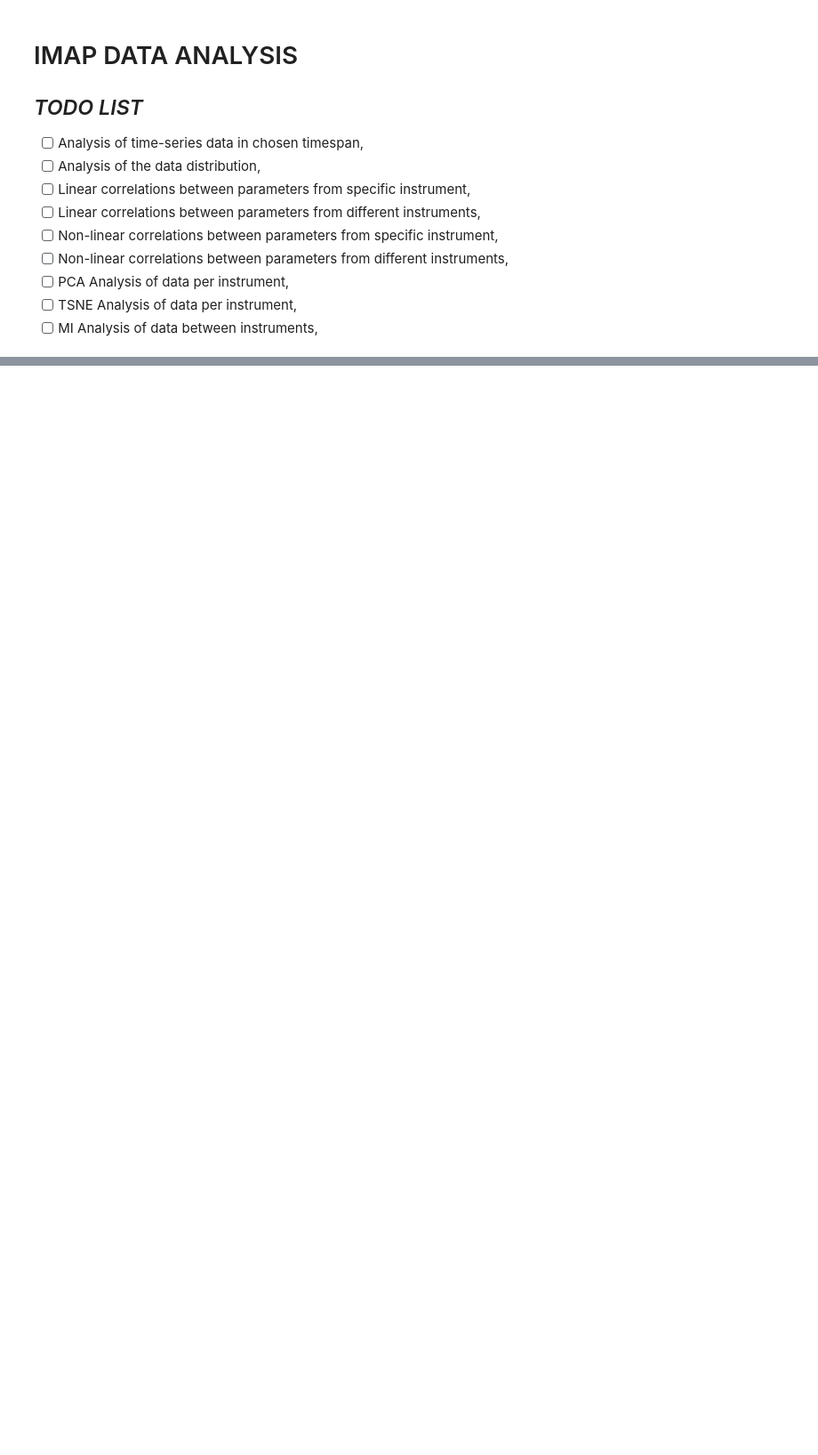
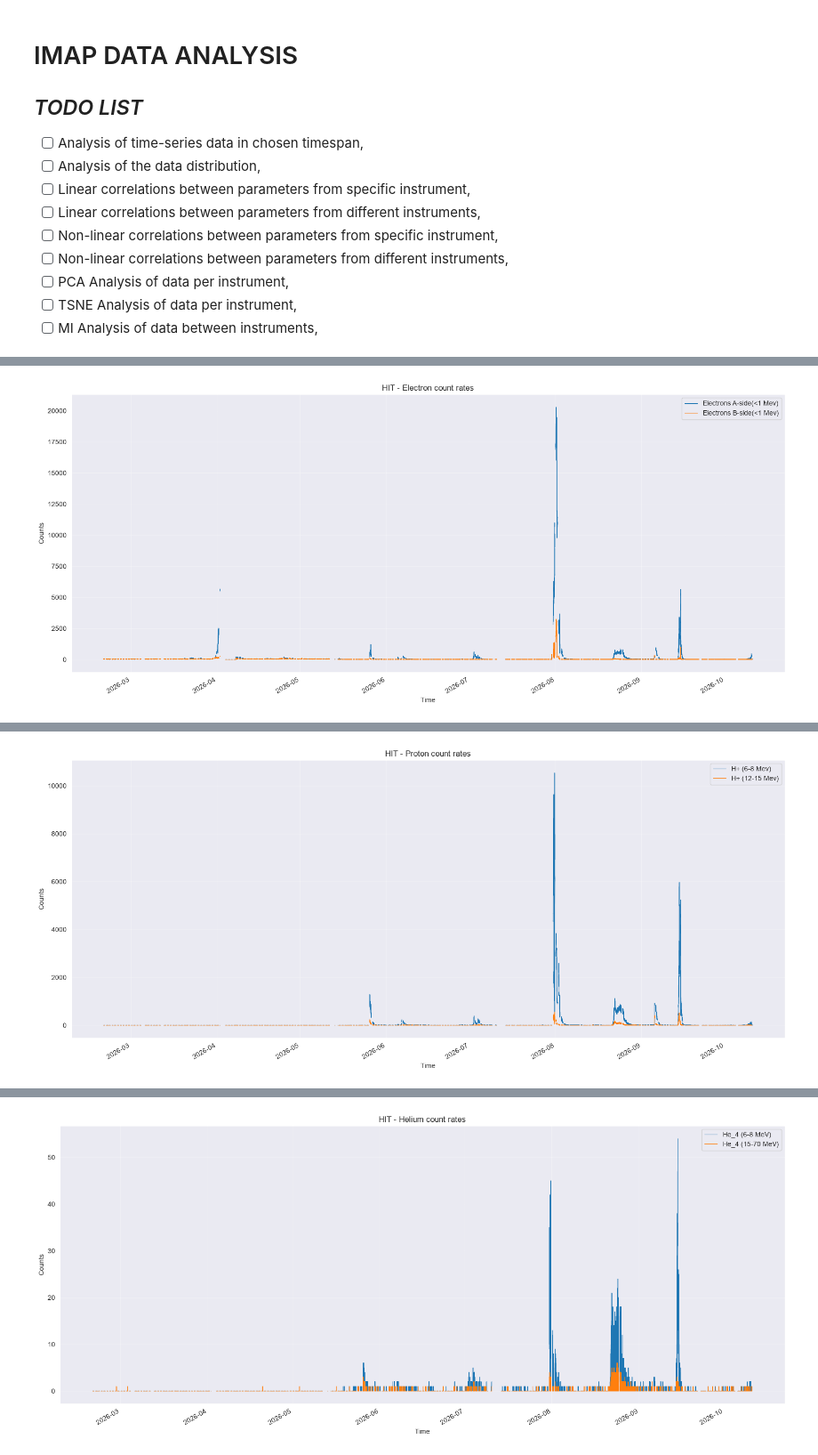
Before and after one commit to JohnWhite-CodeSpace/IMAP-Space-Weather, a Jupyter notebook: analysis/Data_Analysis.ipynb, the cells around one changed output, grey strips where cells are left out. Shown at 89% size. Saved outputs shown, nothing was run; the diff lists cells and outputs as text; code cells hidden in the pictures; blank space fills up the shorter version.

Commit message:
Updated data analysis notebook with hit, codice, swapi and swe time-series data plots

```diff
--- a/analysis/Data_Analysis.ipynb
+++ b/analysis/Data_Analysis.ipynb
@@ -23,5 +71,5 @@ from pathlib import Path
 # %%
-def plot_time_series(cdf_var_name, data_dir="../raw_data/ARCHIVE/All", component=None, gap_factor=10,):
+def plot_time_series(cdf_var_name, data_dir="../raw_data/ARCHIVE/All", component=None, gap_factor=10,plot=True):
 
     data_dir = Path(data_dir)
     cdf_files = sorted(p for p in data_dir.iterdir() if p.is_file() and p.suffix.lower() == ".cdf")
@@ -109,21 +157,22 @@ def plot_time_series(cdf_var_name, data_dir="../raw_data/ARCHIVE/All", component
     label = metadata.get("LABLAXIS", cdf_var_name)
     units = metadata.get("UNITS", "")
     description = metadata.get("CATDESC", cdf_var_name)
-    fig, ax = plt.subplots(figsize=(16, 7))
+    if plot:
+        fig, ax = plt.subplots(figsize=(16, 7))
 
-    for i in range(all_values.shape[1]):
-        line_label = (label if all_values.shape[1] == 1 else f"{label} — component {i}")
-        ax.plot(time, all_values[:, i], linewidth=0.8, label=line_label,)
+        for i in range(all_values.shape[1]):
+            line_label = (label if all_values.shape[1] == 1 else f"{label} — component {i}")
+            ax.plot(time, all_values[:, i], linewidth=0.8, label=line_label,)
 
-    ax.set_title(f"{description}\n({cdf_var_name})")
-    ax.set_xlabel("Time")
-    ax.set_ylabel(f"{label} [{units}]" if str(units).strip() else label)
-    ax.grid(True, alpha=0.3)
-    if all_values.shape[1] > 1:
-        ax.legend()
+        ax.set_title(f"{description}\n({cdf_var_name})")
+        ax.set_xlabel("Time")
+        ax.set_ylabel(f"{label} [{units}]" if str(units).strip() else label)
+        ax.grid(True, alpha=0.3)
+        if all_values.shape[1] > 1:
+            ax.legend()
 
-    fig.autofmt_xdate()
-    plt.tight_layout()
-    plt.show()
+        fig.autofmt_xdate()
+        plt.tight_layout()
+        plt.show()
     columns = ([cdf_var_name] if all_values.shape[1] == 1 else [f"{cdf_var_name}_{i}" for i in range(all_values.shape[1])])
     return pd.DataFrame(all_values, index=pd.DatetimeIndex(time, name="time"), columns=columns,)
@@ -441,0 +417,3 @@ TypeError: list indices must be integers or slices, not tuple
+# %%
+hit_data = plot_hit_time_series()
+# %% [output]
@@ -441,0 +437 @@ TypeError: list indices must be integers or slices, not tuple
+[figure, added]
@@ -441,0 +455 @@ TypeError: list indices must be integers or slices, not tuple
+[figure, added]
@@ -441,0 +473 @@ TypeError: list indices must be integers or slices, not tuple
+[figure, added]
```
Also changed, not shown: parts of 27 cells of this notebook.
